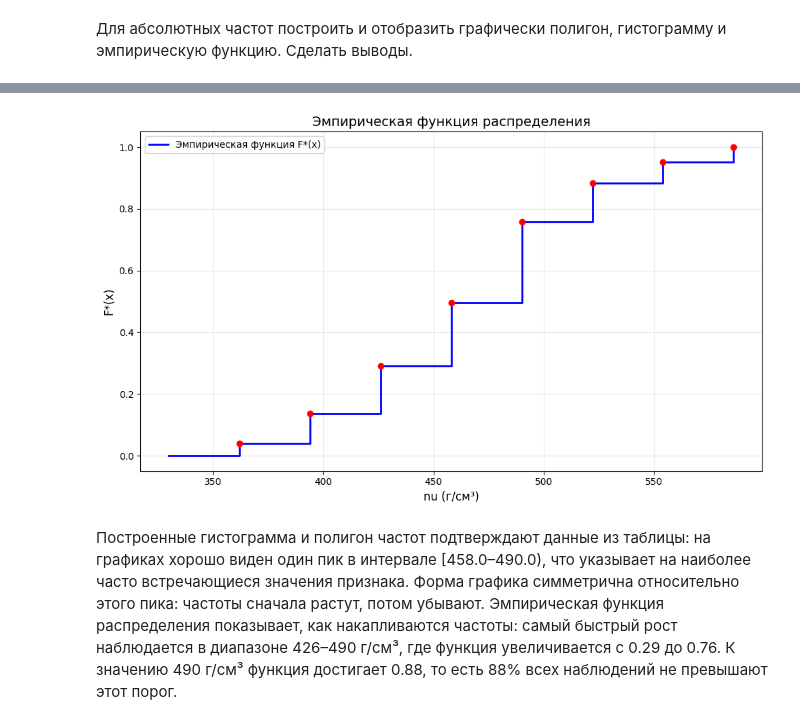
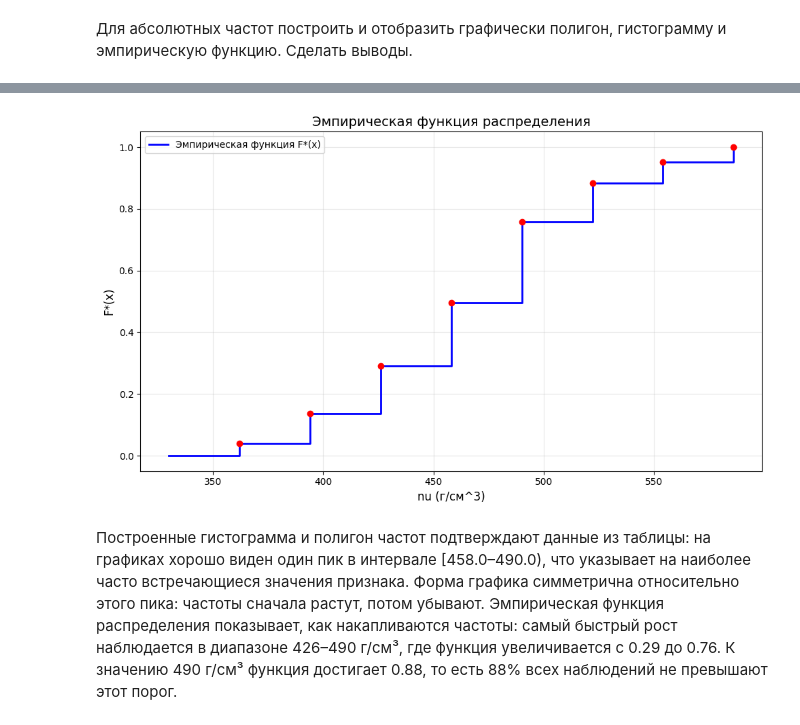
Before and after one commit to the-mvi/smedh-2026, a Jupyter notebook: 2381_Dudkin_MV_Gazukina_DD/task1.ipynb, the cells around one changed output, grey strips where cells are left out. Cells and saved outputs as stored; diff of their text form; code cells hidden in the pictures.

```diff
--- a/2381_Dudkin_MV_Gazukina_DD/task1.ipynb
+++ b/2381_Dudkin_MV_Gazukina_DD/task1.ipynb
@@ -277,30 +277,30 @@ plt.show()
 # %%
 def parse_right_bound(interval_str):
     clean = interval_str.strip('[])').replace(' ', '')
     left, right = map(float, clean.split('-'))
     return right
 
 right_bounds = [parse_right_bound(x) for x in interval_df['[xi, xi+1)']]
 cum_freq = interval_df.iloc[:, 5].values / N  # столбец 'mi_нак'
 
 x_ef = [right_bounds[0] - (right_bounds[1] - right_bounds[0])] + right_bounds
 y_ef = [0] + list(cum_freq)
 
 plt.figure(figsize=(10, 6))
 
 plt.step(x_ef, y_ef, where='post', linewidth=2, color='blue', label='Эмпирическая функция F*(x)')
 plt.plot(right_bounds, cum_freq, 'ro', markersize=6)
 
-plt.xlabel('nu (г/см³)', fontsize=12)
+plt.xlabel('nu (г/см^3)', fontsize=12)
 plt.ylabel('F*(x)', fontsize=12)
 plt.title('Эмпирическая функция распределения', fontsize=14)
 plt.grid(True, alpha=0.3, axis='both')
 plt.legend()
 plt.ylim(-0.05, 1.05)
 plt.tight_layout()
 plt.show()
 # %% [output]
-[figure, old version]
+[figure, new version]
 # %% [markdown]
 Построенные гистограмма и полигон частот подтверждают данные из таблицы: на графиках хорошо виден один пик в интервале [458.0–490.0), что указывает на наиболее часто встречающиеся значения признака. Форма графика симметрична относительно этого пика: частоты сначала растут, потом убывают. Эмпирическая функция распределения показывает, как накапливаются частоты: самый быстрый рост наблюдается в диапазоне 426–490 г/см³, где функция увеличивается с 0.29 до 0.76. К значению 490 г/см³ функция достигает 0.88, то есть 88% всех наблюдений не превышают этот порог.
 # %% [markdown]
```
Also changed, not shown: parts of 5 cells of this notebook.
